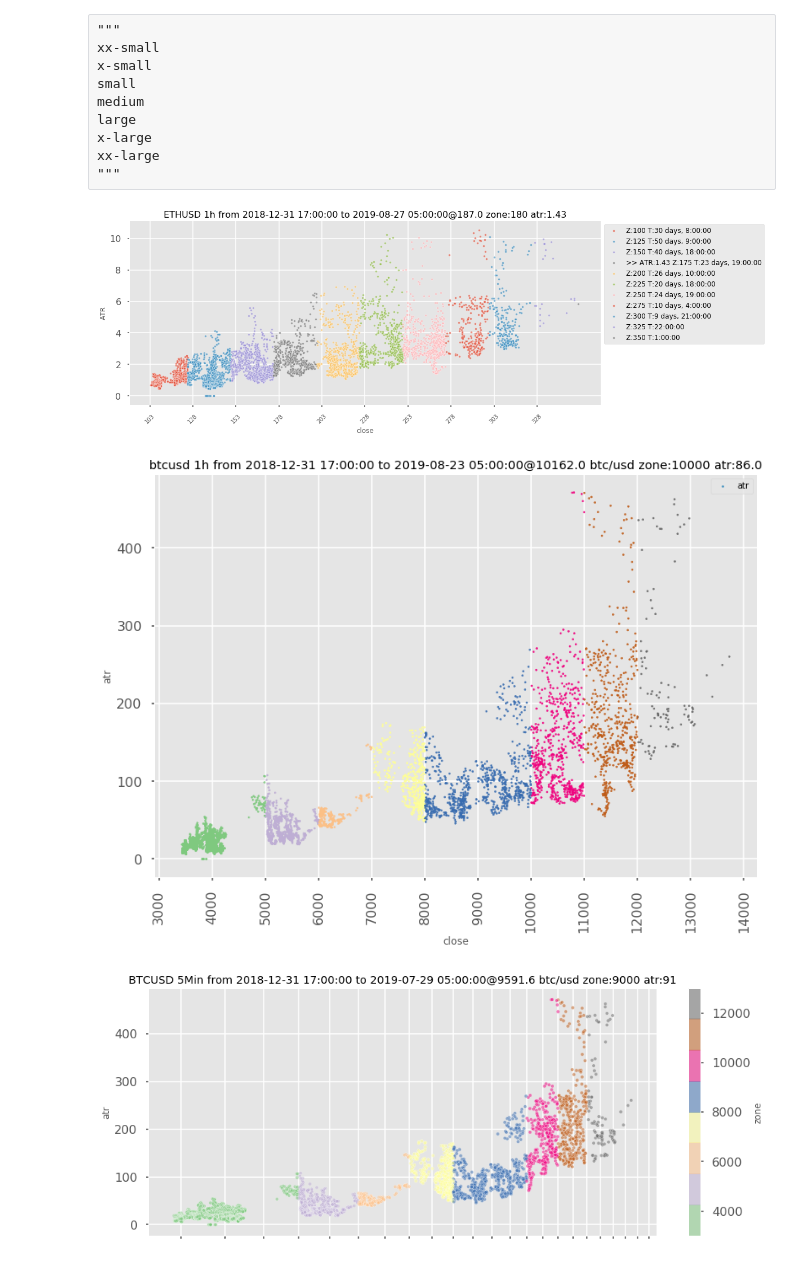
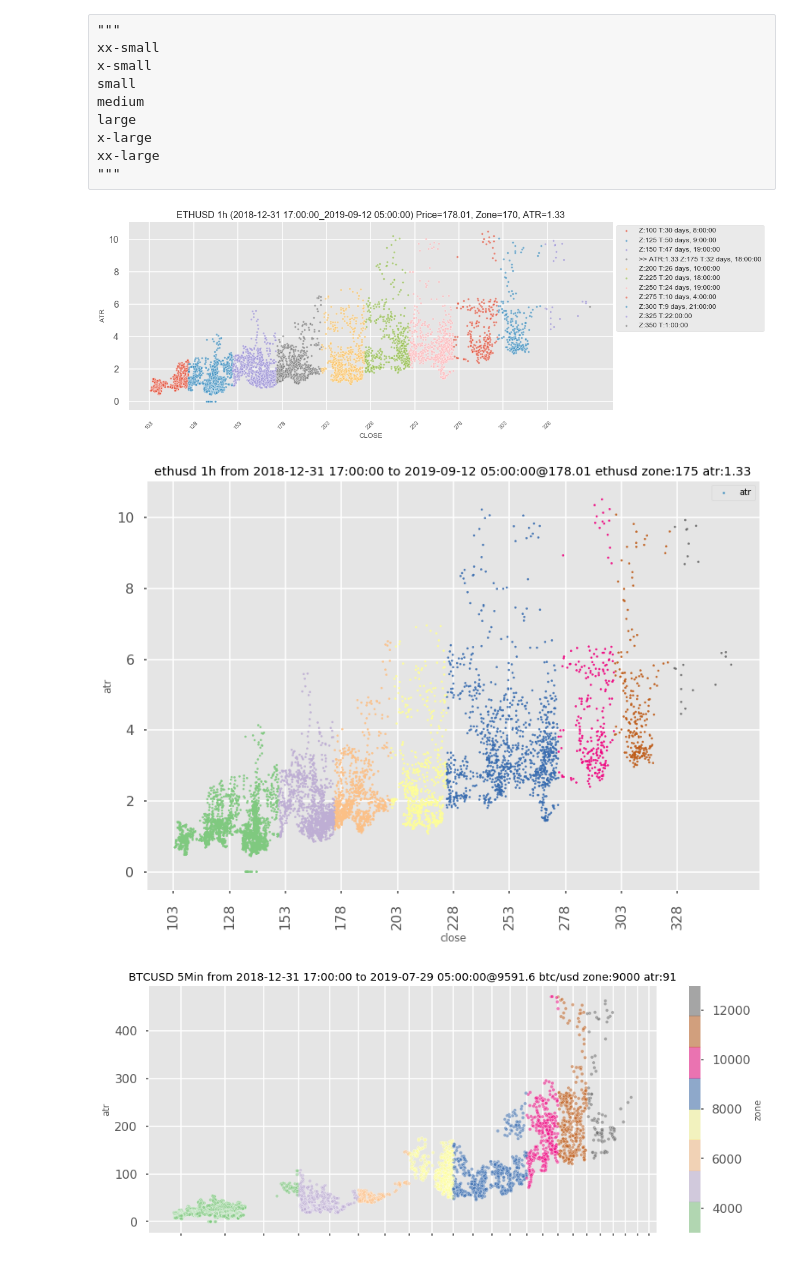
Before and after one commit to damrongsak/HW11CrytoDataAnalysis, a Jupyter notebook: Analyse-Dev.ipynb, the cells around one changed output. Saved outputs shown, nothing was run; the diff lists cells and outputs as text; code cells hidden in the pictures.

Commit message:
update ethusd

```diff
--- a/Analyse-Dev.ipynb
+++ b/Analyse-Dev.ipynb
@@ -461,9 +458,9 @@ for idx,row in df_time_in_the_zone.iterrows():
 ax.legend(bbox_to_anchor=(1, 1), fontsize = 'large')
 ax.grid(True)
 
-plt.xlabel('close')
+plt.xlabel('CLOSE')
 plt.ylabel('ATR')
-plt.title('{} {} from {} to {}@{} zone:{} atr:{}'.format(pair.upper(), bin_size, date_start,
+plt.title('{} {} ({}_{}) Price={}, Zone={}, ATR={}'.format(pair.upper(), bin_size, date_start,
                                                          date_end, price, int(zone), round(atr,2)), fontsize=16)
 plt.xticks(range(int(min_price), int(max_price), zone_len))
 plt.xticks(fontsize=10, rotation=45)
@@ -471,37 +468,43 @@ plt.tick_params(axis='both', which='minor', labelsize=10)
 #plt.savefig('data/{pair}.png'.format(pair=pair))
 plt.show()
 # %% [output]
-[figure, old version]
+[figure, new version]
 # %%
 import sys
 import matplotlib
 import matplotlib.pyplot as plt
 import matplotlib.style as style
 style.use('seaborn-poster') #sets the size of the charts
 style.use('ggplot')
 
 import datetime
 
+pair = 'ethusd'
+
 date_start = df[0:1].index[0]
 date_end = df[-1:].index[0]
 price = df[-1:].close.values[0]
 zone = df[-1:].zone.values[0]
 atr = df[-1:].atr.values[0]
+
+min_price = df['close'].min(axis=0, skipna=True)
+max_price = df['close'].max(axis=0, skipna=True)
 
 fig, ax = plt.subplots()
 ax.scatter(x=df.close, y=df.atr, s = 4
             , alpha = 0.9, c=df.zone
             , cmap='Accent')
 ax.legend(bbox_to_anchor=(1, 1), fontsize = 'medium')
 
 plt.xlabel('close')
 plt.ylabel('atr')
-plt.title('{} {} from {} to {}@{} btc/usd zone:{} atr:{}'.format(pair, bin_size, date_start, date_end, price, int(zone), round(atr,2)))
-plt.xticks(range(3000,15000, zone_len))
+plt.title('{pair} {bin_size} from {date_start} to {date_end}@{price} {pair} zone:{zone} atr:{atr}'
+          .format(pair=pair, bin_size=bin_size, date_start=date_start, date_end=date_end, price=price, zone=int(zone), atr=round(atr,2)))
+plt.xticks(range(int(min_price), int(max_price), zone_len))
 plt.xticks(rotation=90)
 plt.show()
 # %% [output]
-[figure, old version]
+[figure, new version]
 # %%
 import numpy as np
 
```
Also changed, not shown: parts of 19 cells of this notebook, 1 other file.
